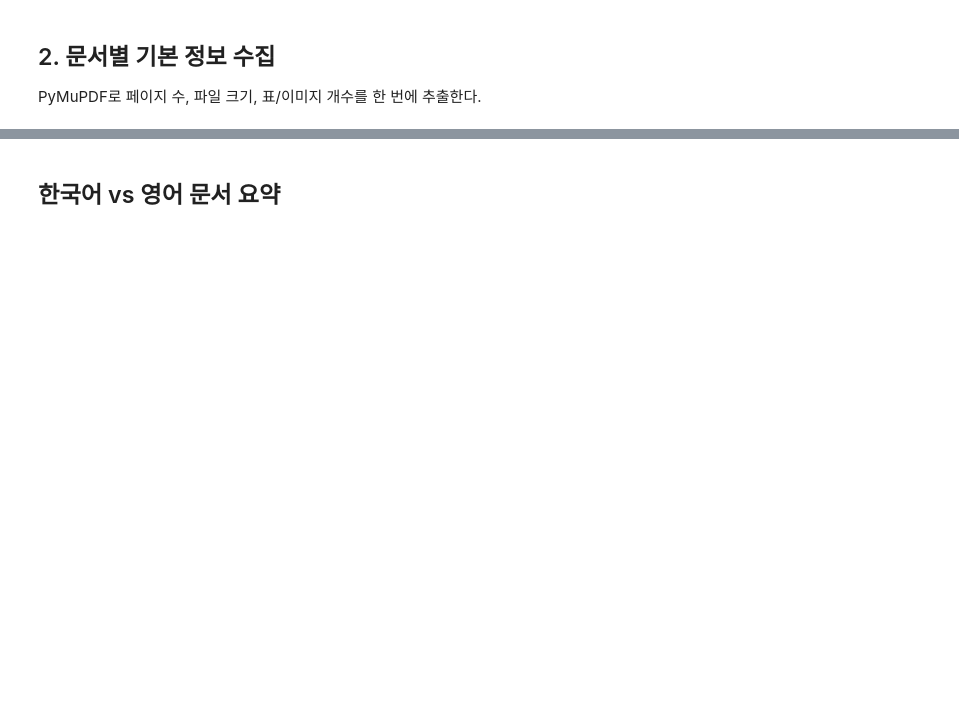
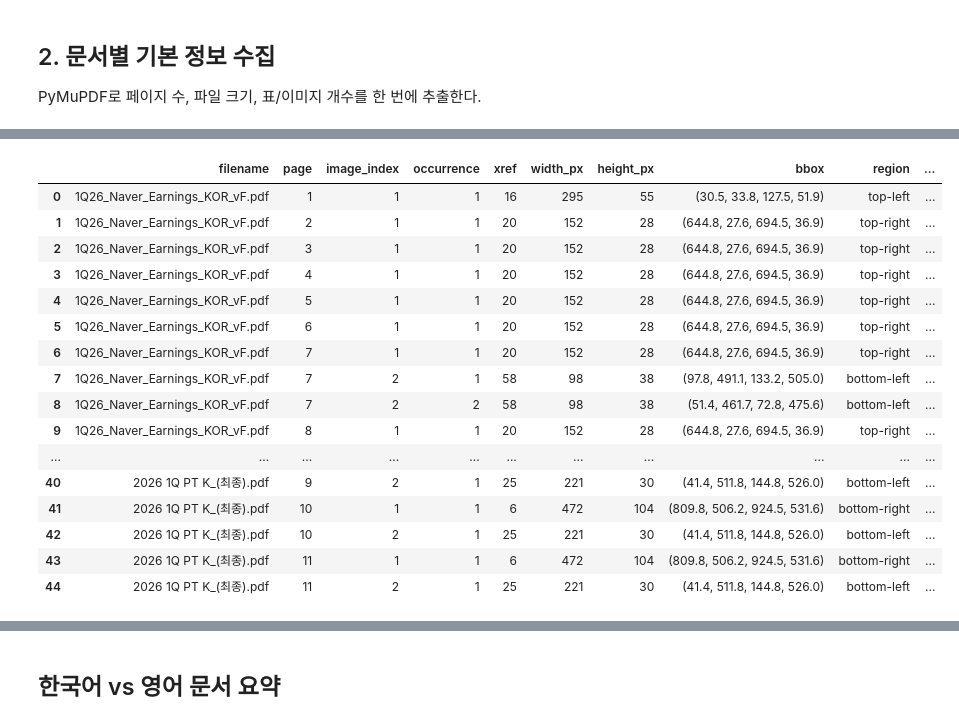
Before and after one commit to judy78799/Advanced-RAG-Multimodal-AI-Agent, a Jupyter notebook: notebooks/data_analysus.ipynb, the cells around one changed output, grey strips where cells are left out. Drawn from its saved outputs; the diff is of its cells as text; code cells hidden in the pictures; blank space fills up the shorter version.

```diff
--- a/notebooks/data_analysus.ipynb
+++ b/notebooks/data_analysus.ipynb
@@ -85,0 +101,67 @@ df_basic
+# %%
+# 무엇을 이미지로 파악하고 테이블로 파악하는 지 알기 위한 코드
+# 이미지/테이블 위치 분석
+def region_label(rect, page_rect):
+    x_mid = (rect.x0 + rect.x1) / 2
+    y_mid = (rect.y0 + rect.y1) / 2
+
+    h_pos = "left" if x_mid < page_rect.width / 3 else "center" if x_mid < page_rect.width * 2 / 3 else "right"
+    v_pos = "top" if y_mid < page_rect.height / 3 else "middle" if y_mid < page_rect.height * 2 / 3 else "bottom"
+
+    return f"{v_pos}-{h_pos}"
+
+
+def inspect_images_by_page(pdf_path: Path) -> pd.DataFrame:
+    doc = fitz.open(str(pdf_path))
+    rows = []
+
+    for page_idx, page in enumerate(doc):
+        page_rect = page.rect
+
+        for img_idx, img in enumerate(page.get_images(full=True), start=1):
+            xref = img[0]
+            rects = page.get_image_rects(xref)
+
+            # 같은 이미지 리소스가 페이지 내 여러 위치에 쓰일 수 있음
+            for occurrence_idx, rect in enumerate(rects, start=1):
+                rows.append({
+                    "filename": pdf_path.name,
+                    "page": page_idx + 1,
+                    "image_index": img_idx,
+                    "occurrence": occurrence_idx,
+                    "xref": xref, # PDF 내부 객체 ID: PyMuPDF가 PDF 안의 이미지 리소스를 가리킬 때 쓰는 번호. 이 이미지가 PDF 내부에서 몇 번 객체인지
+                    "width_px": img[2],
+                    "height_px": img[3],
+                    "bbox": (round(rect.x0, 1), round(rect.y0, 1), round(rect.x1, 1), round(rect.y1, 1)), # bounding box, 페이지 안에서 이미지나 테이블이 차지하는 사각형 좌표. x0, y0 = 왼쪽 위 좌표, x1, y1 = 오른쪽 아래 좌표
+                    "region": region_label(rect, page_rect),
+                    "area_ratio": round((rect.width * rect.height) / (page_rect.width * page_rect.height), 4), #  (객체 면적 / 페이지 전체 면적) ex.area_ratio = 0.35 : 페이지의 35%를 차지하는 큰 이미지/표.
+                })
+
+    doc.close()
+    return pd.DataFrame(rows)
+
+
+df_images = pd.concat(
+    [inspect_images_by_page(p) for p in pdf_paths],
+    ignore_index=True
+)
+
+df_images.sort_values(["filename", "page", "image_index"]).head(50)
+# %% [output]
+|  | filename | page | image_index | occurrence | xref | width_px | height_px | bbox | region | ... |
+| 0 | 1Q26_Naver_Earnings_KOR_vF.pdf | 1 | 1 | 1 | 16 | 295 | 55 | (30.5, 33.8, 127.5, 51.9) | top-left | ... |
+| 1 | 1Q26_Naver_Earnings_KOR_vF.pdf | 2 | 1 | 1 | 20 | 152 | 28 | (644.8, 27.6, 694.5, 36.9) | top-right | ... |
+| 2 | 1Q26_Naver_Earnings_KOR_vF.pdf | 3 | 1 | 1 | 20 | 152 | 28 | (644.8, 27.6, 694.5, 36.9) | top-right | ... |
+| 3 | 1Q26_Naver_Earnings_KOR_vF.pdf | 4 | 1 | 1 | 20 | 152 | 28 | (644.8, 27.6, 694.5, 36.9) | top-right | ... |
+| 4 | 1Q26_Naver_Earnings_KOR_vF.pdf | 5 | 1 | 1 | 20 | 152 | 28 | (644.8, 27.6, 694.5, 36.9) | top-right | ... |
+| 5 | 1Q26_Naver_Earnings_KOR_vF.pdf | 6 | 1 | 1 | 20 | 152 | 28 | (644.8, 27.6, 694.5, 36.9) | top-right | ... |
+| 6 | 1Q26_Naver_Earnings_KOR_vF.pdf | 7 | 1 | 1 | 20 | 152 | 28 | (644.8, 27.6, 694.5, 36.9) | top-right | ... |
+| 7 | 1Q26_Naver_Earnings_KOR_vF.pdf | 7 | 2 | 1 | 58 | 98 | 38 | (97.8, 491.1, 133.2, 505.0) | bottom-left | ... |
+| 8 | 1Q26_Naver_Earnings_KOR_vF.pdf | 7 | 2 | 2 | 58 | 98 | 38 | (51.4, 461.7, 72.8, 475.6) | bottom-left | ... |
+| 9 | 1Q26_Naver_Earnings_KOR_vF.pdf | 8 | 1 | 1 | 20 | 152 | 28 | (644.8, 27.6, 694.5, 36.9) | top-right | ... |
+| ... | ... | ... | ... | ... | ... | ... | ... | ... | ... | ... |
+| 40 | 2026 1Q PT K_(최종).pdf | 9 | 2 | 1 | 25 | 221 | 30 | (41.4, 511.8, 144.8, 526.0) | bottom-left | ... |
+| 41 | 2026 1Q PT K_(최종).pdf | 10 | 1 | 1 | 6 | 472 | 104 | (809.8, 506.2, 924.5, 531.6) | bottom-right | ... |
+| 42 | 2026 1Q PT K_(최종).pdf | 10 | 2 | 1 | 25 | 221 | 30 | (41.4, 511.8, 144.8, 526.0) | bottom-left | ... |
+| 43 | 2026 1Q PT K_(최종).pdf | 11 | 1 | 1 | 6 | 472 | 104 | (809.8, 506.2, 924.5, 531.6) | bottom-right | ... |
+| 44 | 2026 1Q PT K_(최종).pdf | 11 | 2 | 1 | 25 | 221 | 30 | (41.4, 511.8, 144.8, 526.0) | bottom-left | ... |
```
Also changed, not shown: parts of 17 cells of this notebook.
